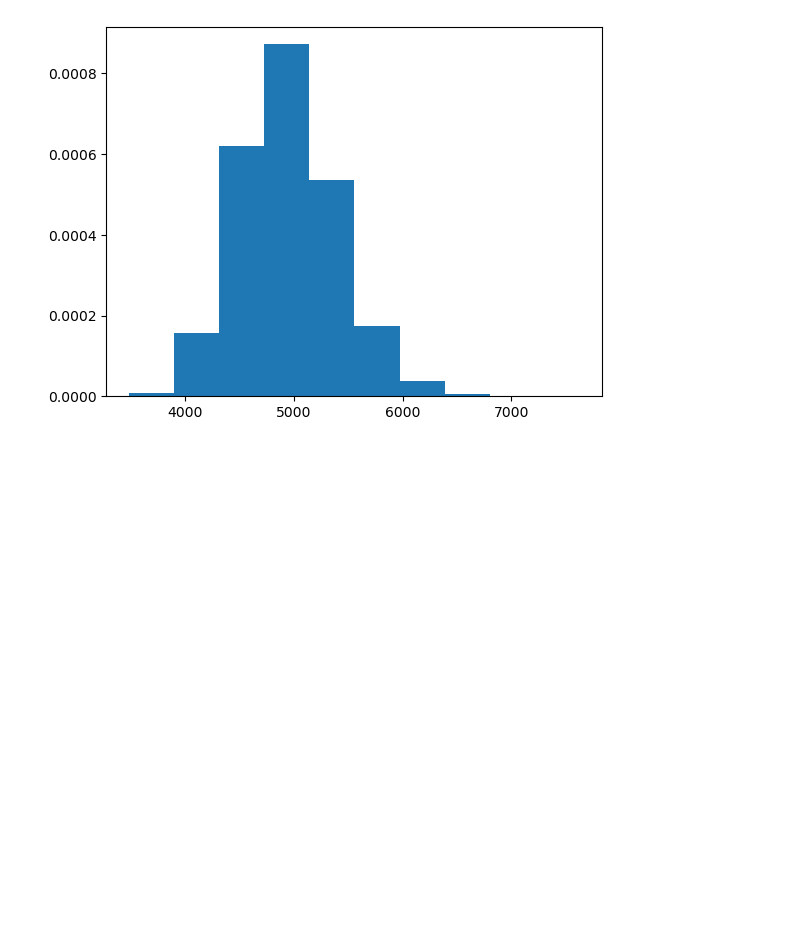
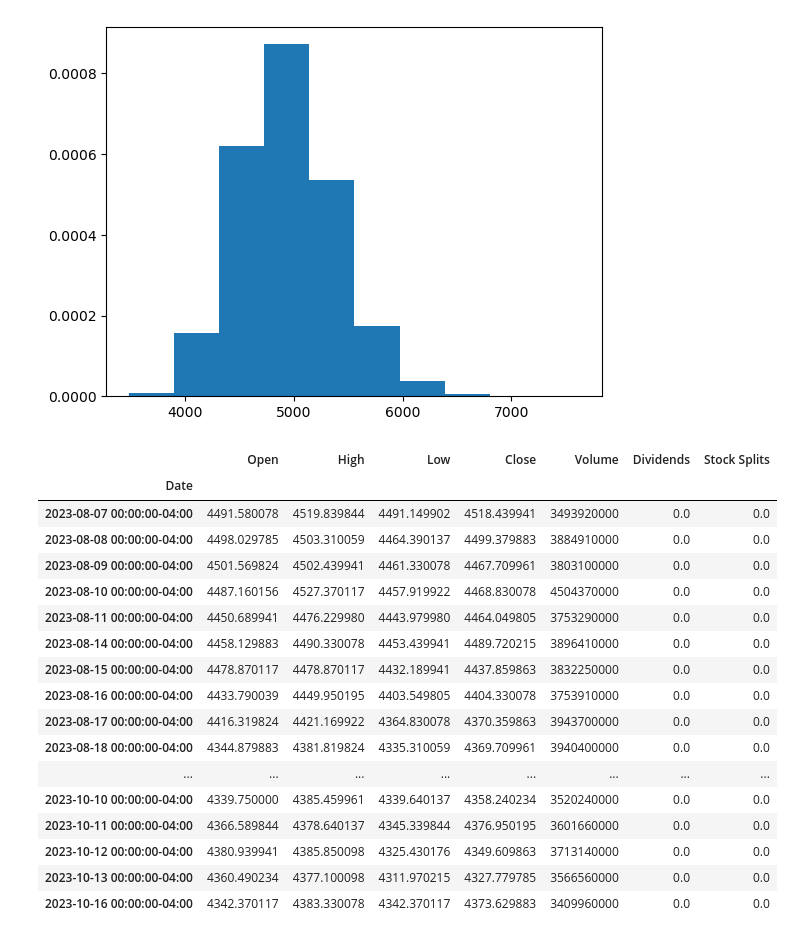
Before and after one commit to ijamil1/kalshi_mm, a Jupyter notebook: deep dive into Implied Probability and GBM processes.ipynb, the cells around one changed output. Cells and saved outputs as stored; diff of their text form; code cells hidden in the pictures; blank space fills up the shorter version.

```diff
--- a/deep dive into Implied Probability and GBM processes.ipynb
+++ b/deep dive into Implied Probability and GBM processes.ipynb
@@ -373,3 +373,24 @@ plt.hist(res_list, density=True)
         6800.29812387, 7214.40272135, 7628.50731882]),
  <BarContainer object of 10 artists>)
 [figure]
+# %%
+spx.history(period='6mo')[:50]
+# %% [output]
+|  | Open | High | Low | Close | Volume | Dividends | Stock Splits |
+| Date |  |  |  |  |  |  |  |
+| 2023-08-07 00:00:00-04:00 | 4491.580078 | 4519.839844 | 4491.149902 | 4518.439941 | 3493920000 | 0.0 | 0.0 |
+| 2023-08-08 00:00:00-04:00 | 4498.029785 | 4503.310059 | 4464.390137 | 4499.379883 | 3884910000 | 0.0 | 0.0 |
+| 2023-08-09 00:00:00-04:00 | 4501.569824 | 4502.439941 | 4461.330078 | 4467.709961 | 3803100000 | 0.0 | 0.0 |
+| 2023-08-10 00:00:00-04:00 | 4487.160156 | 4527.370117 | 4457.919922 | 4468.830078 | 4504370000 | 0.0 | 0.0 |
+| 2023-08-11 00:00:00-04:00 | 4450.689941 | 4476.229980 | 4443.979980 | 4464.049805 | 3753290000 | 0.0 | 0.0 |
+| 2023-08-14 00:00:00-04:00 | 4458.129883 | 4490.330078 | 4453.439941 | 4489.720215 | 3896410000 | 0.0 | 0.0 |
+| 2023-08-15 00:00:00-04:00 | 4478.870117 | 4478.870117 | 4432.189941 | 4437.859863 | 3832250000 | 0.0 | 0.0 |
+| 2023-08-16 00:00:00-04:00 | 4433.790039 | 4449.950195 | 4403.549805 | 4404.330078 | 3753910000 | 0.0 | 0.0 |
+| 2023-08-17 00:00:00-04:00 | 4416.319824 | 4421.169922 | 4364.830078 | 4370.359863 | 3943700000 | 0.0 | 0.0 |
+| 2023-08-18 00:00:00-04:00 | 4344.879883 | 4381.819824 | 4335.310059 | 4369.709961 | 3940400000 | 0.0 | 0.0 |
+| ... | ... | ... | ... | ... | ... | ... | ... |
+| 2023-10-10 00:00:00-04:00 | 4339.750000 | 4385.459961 | 4339.640137 | 4358.240234 | 3520240000 | 0.0 | 0.0 |
+| 2023-10-11 00:00:00-04:00 | 4366.589844 | 4378.640137 | 4345.339844 | 4376.950195 | 3601660000 | 0.0 | 0.0 |
+| 2023-10-12 00:00:00-04:00 | 4380.939941 | 4385.850098 | 4325.430176 | 4349.609863 | 3713140000 | 0.0 | 0.0 |
+| 2023-10-13 00:00:00-04:00 | 4360.490234 | 4377.100098 | 4311.970215 | 4327.779785 | 3566560000 | 0.0 | 0.0 |
+| 2023-10-16 00:00:00-04:00 | 4342.370117 | 4383.330078 | 4342.370117 | 4373.629883 | 3409960000 | 0.0 | 0.0 |
```
Also changed, not shown: parts of 21 cells of this notebook, 1 other file.
